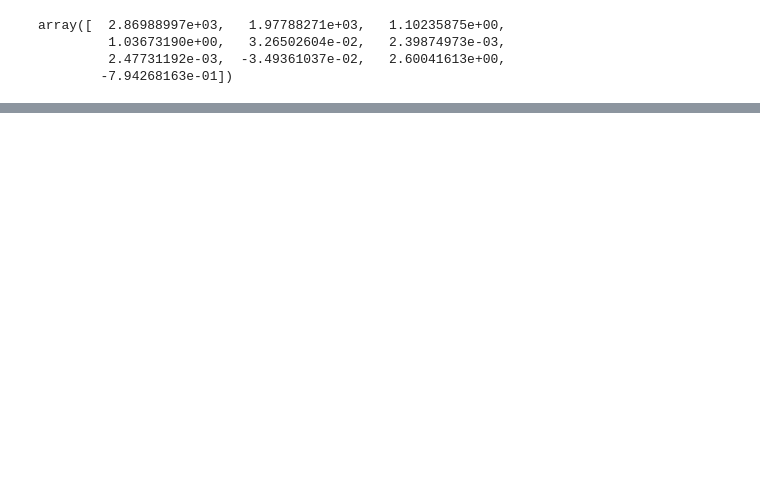
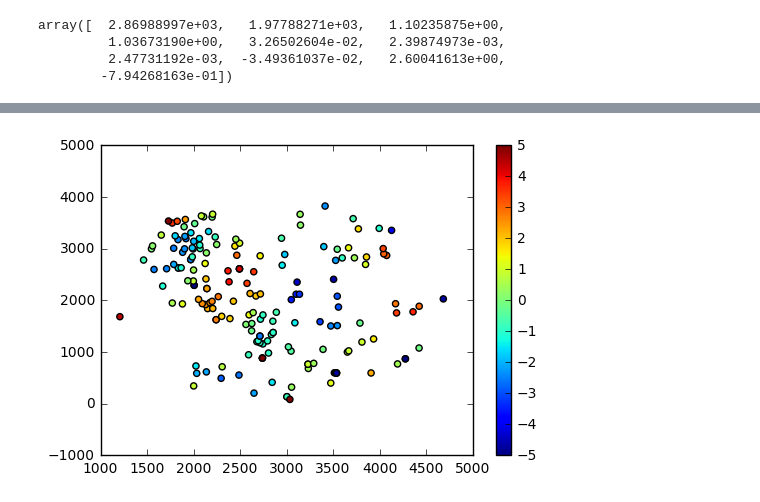
Before and after one commit to lsst/all_sky_phot, a Jupyter notebook: data/viz_night_cat_match.ipynb, the cells around one changed output, grey strips where cells are left out. Cells and saved outputs as stored; diff of their text form; code cells hidden in the pictures; blank space fills up the shorter version.

```diff
--- a/data/viz_night_cat_match.ipynb
+++ b/data/viz_night_cat_match.ipynb
@@ -342,0 +385,11 @@ array([  2.86913575e+03,   1.98715131e+03,   1.10476227e+00,
+# %%
+# Let's look at the residuals in pixels!
+pix_x, pix_y = wcs_refined.all_world2pix(az[notnan], alt[notnan], 0)
+resid_x = pix_x-phot_tables[i]['xcenter'][good_stars][notnan].value
+resid_y =  pix_y-phot_tables[i]['ycenter'][good_stars][notnan].value
+radial_resid = (resid_x**2 + resid_y*2)**0.5
+# %%
+plt.scatter(pix_x, pix_y, c=resid_x, vmax=5, vmin=-5)
+cb = plt.colorbar()
+# %% [output]
+[figure, added]
```
Also changed, not shown: parts of 13 cells of this notebook, 1 other file.
